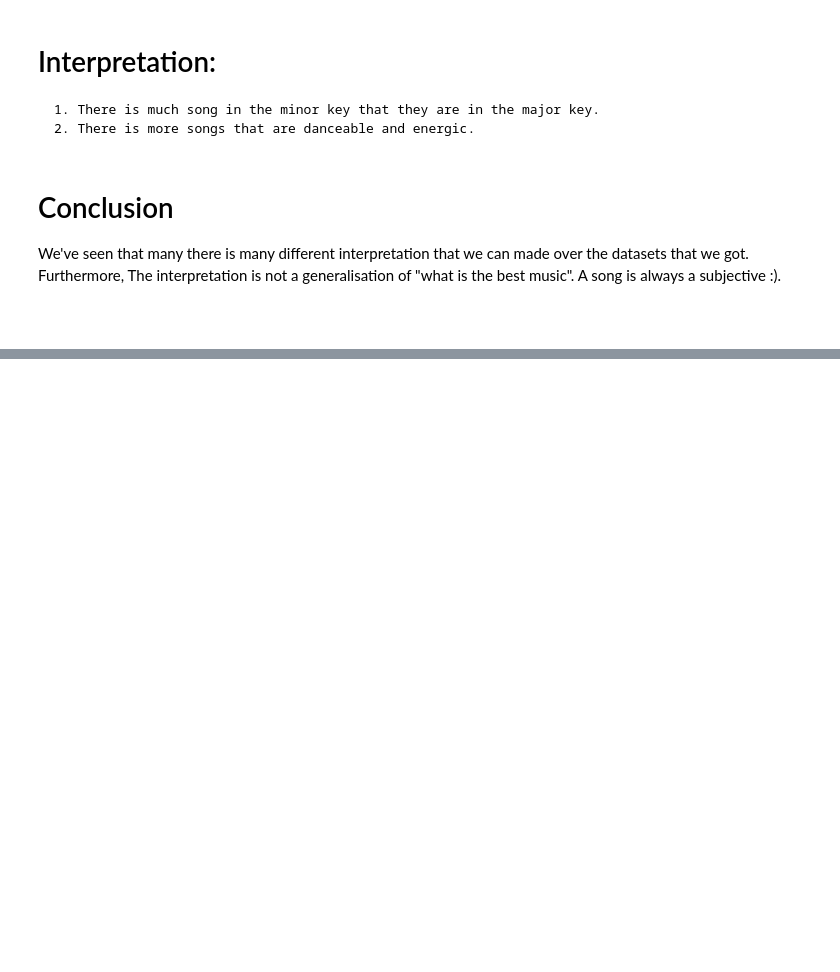
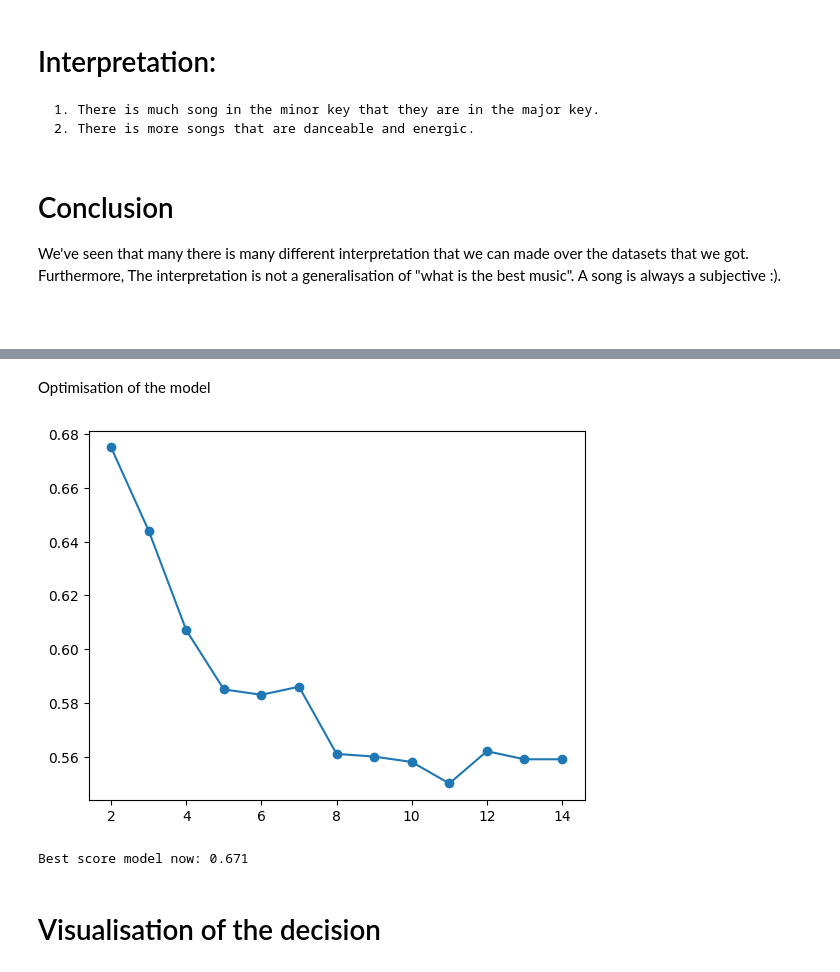
Before and after one commit to hadjuse/Spotify-graphic-and-interpretation, a Jupyter notebook: main.ipynb, the cells around one changed output, grey strips where cells are left out. Saved outputs shown, nothing was run; the diff lists cells and outputs as text; code cells hidden in the pictures; blank space fills up the shorter version.

```diff
--- a/main.ipynb
+++ b/main.ipynb
@@ -189,0 +212,3 @@ A song is always a subjective :).
+# %%
+from sklearn.model_selection import train_test_split
+xtrain, xtest, ytrain, ytest = train_test_split(x, y, train_size=0.8)
@@ -189,0 +230,20 @@ A song is always a subjective :).
+# %% [markdown]
+Optimisation of the model
+# %%
+errors = []
+for k in range(2,15):
+    knn = neighbors.KNeighborsClassifier(k)
+    errors.append((knn.fit(xtrain, ytrain.values.ravel()).score(xtest, ytest)))
+plt.plot(range(2,15), errors, 'o-')
+plt.show()
+# %% [output]
+[figure, added]
+# %%
+best_k = neighbors.KNeighborsClassifier(n_neighbors=2, metric="manhattan")
+best_k.fit(xtrain, ytrain.values.ravel())
+predicted = best_k.predict(xtest)
+print(f"Best score model now: {best_k.score(xtest, ytest)}")
+# %% [output]
+Best score model now: 0.671
+# %% [markdown]
+# Visualisation of the decision
```
Also changed, not shown: parts of 13 cells of this notebook, 1 other file.
